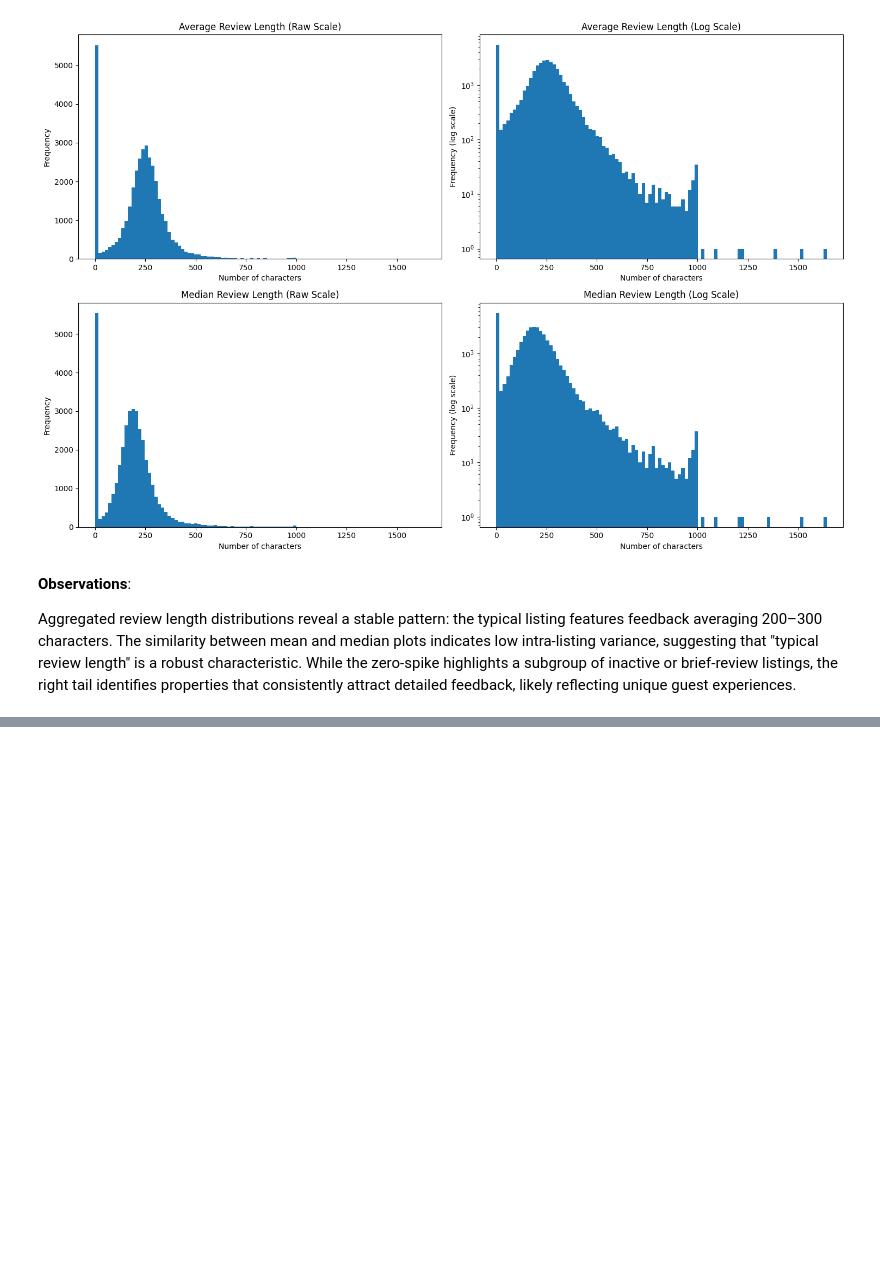
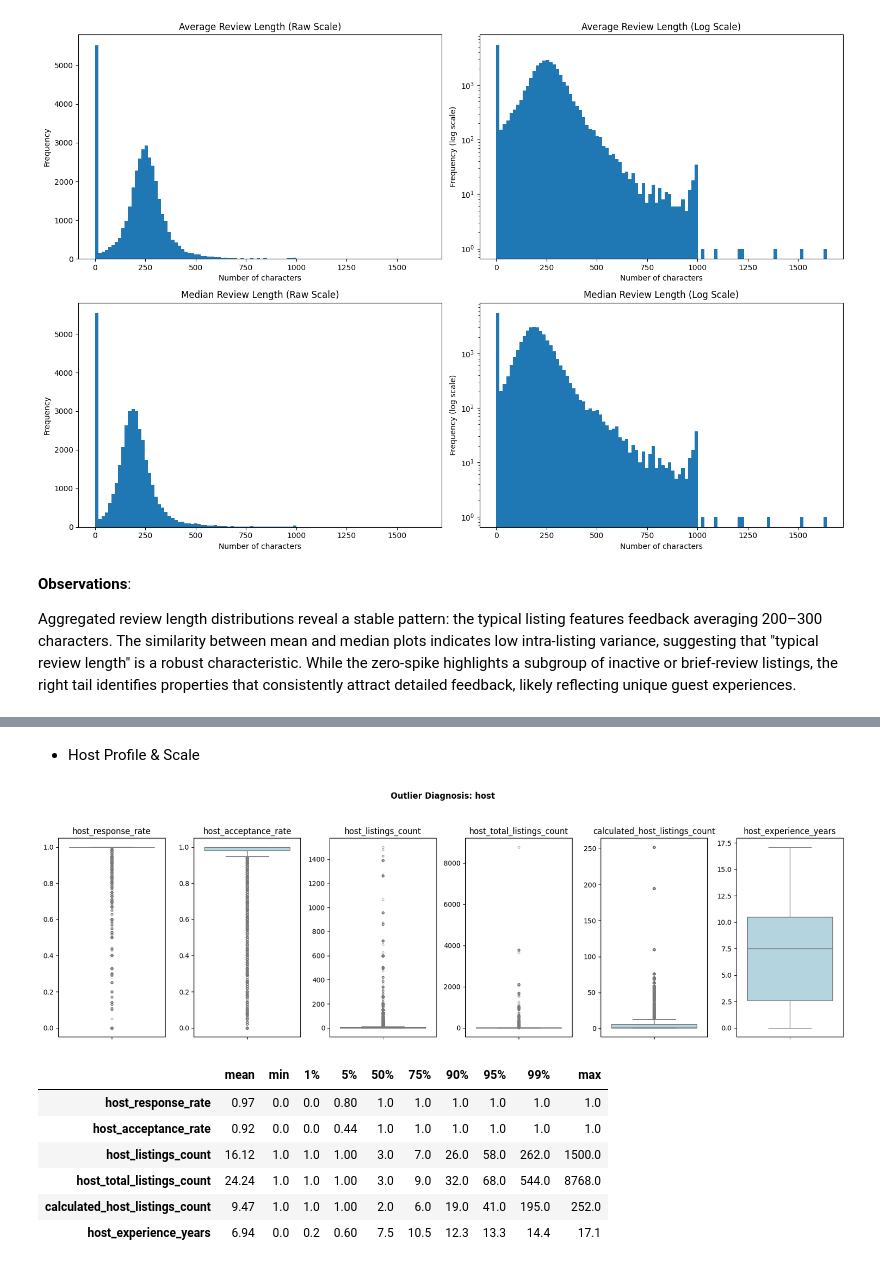
Before and after one commit to pln6/airbnb-market-segmentation-analysis, a Jupyter notebook: notebooks/01_data_cleaning.ipynb, the cells around one changed output, grey strips where cells are left out. Saved outputs shown, nothing was run; the diff lists cells and outputs as text; code cells hidden in the pictures; blank space fills up the shorter version.

```diff
--- a/notebooks/01_data_cleaning.ipynb
+++ b/notebooks/01_data_cleaning.ipynb
@@ -1709,0 +1798,13 @@ Aggregated review length distributions reveal a stable pattern: the typical list
+# %% [markdown]
+- Host Profile & Scale
+# %%
+diagnose_outliers(listings_cleaned, host_behaviour_cols, group_name = "host")
+# %% [output]
+[figure, added]
+|  | mean | min | 1% | 5% | 50% | 75% | 90% | 95% | 99% | max |
+| host_response_rate | 0.97 | 0.0 | 0.0 | 0.80 | 1.0 | 1.0 | 1.0 | 1.0 | 1.0 | 1.0 |
+| host_acceptance_rate | 0.92 | 0.0 | 0.0 | 0.44 | 1.0 | 1.0 | 1.0 | 1.0 | 1.0 | 1.0 |
+| host_listings_count | 16.12 | 1.0 | 1.0 | 1.00 | 3.0 | 7.0 | 26.0 | 58.0 | 262.0 | 1500.0 |
+| host_total_listings_count | 24.24 | 1.0 | 1.0 | 1.00 | 3.0 | 9.0 | 32.0 | 68.0 | 544.0 | 8768.0 |
+| calculated_host_listings_count | 9.47 | 1.0 | 1.0 | 1.00 | 2.0 | 6.0 | 19.0 | 41.0 | 195.0 | 252.0 |
+| host_experience_years | 6.94 | 0.0 | 0.2 | 0.60 | 7.5 | 10.5 | 12.3 | 13.3 | 14.4 | 17.1 |
```
Also changed, not shown: parts of 30 cells of this notebook.
